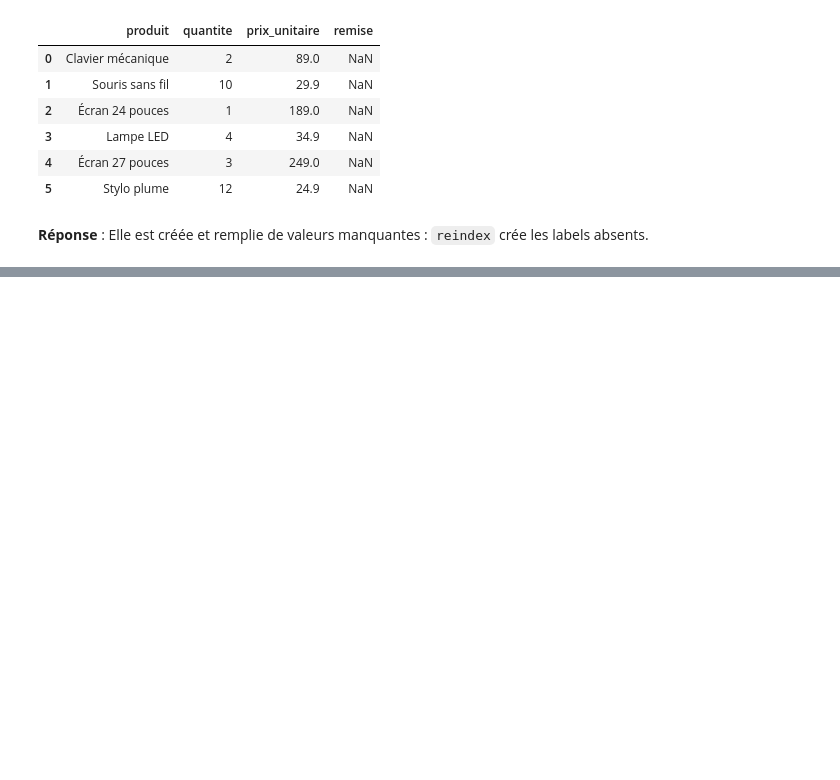
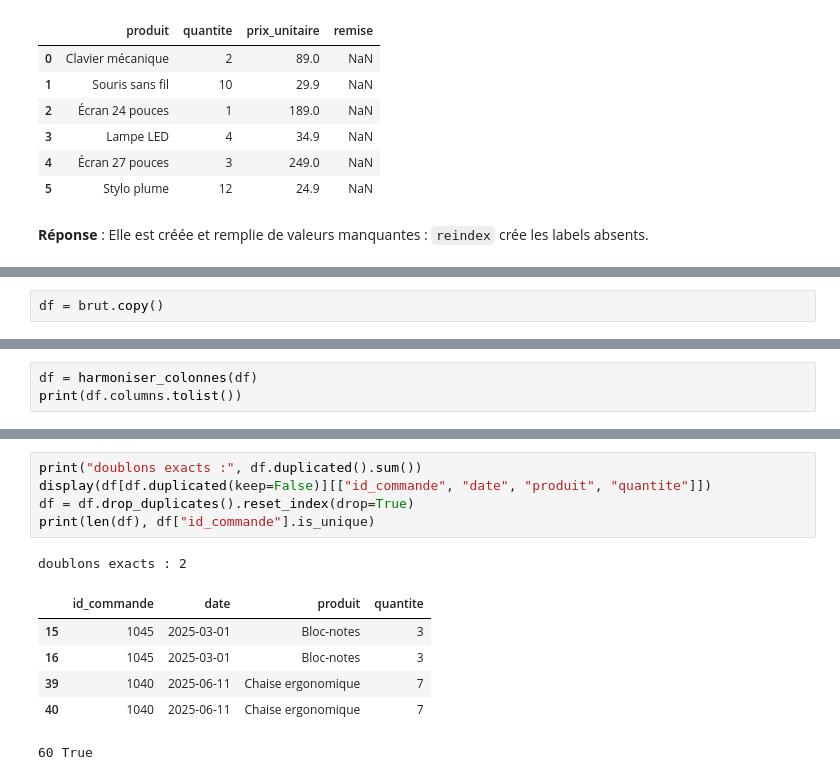
Before and after one commit to ardev2/formation-analyse-donnees-python, a Jupyter notebook: corrections/exercices/tp02-nettoyage/tp02_corrige.ipynb, the cells around one changed output, grey strips where cells are left out. Saved outputs shown, nothing was run; the diff lists cells and outputs as text; blank space fills up the shorter version.

```diff
--- a/corrections/exercices/tp02-nettoyage/tp02_corrige.ipynb
+++ b/corrections/exercices/tp02-nettoyage/tp02_corrige.ipynb
@@ -1091,0 +1098,2 @@ commandes.reindex(columns=["produit", "quantite", "prix_unitaire", "remise"])
+# %%
+df = brut.copy()
@@ -1091,0 +1110,3 @@ commandes.reindex(columns=["produit", "quantite", "prix_unitaire", "remise"])
+# %%
+df = harmoniser_colonnes(df)
+print(df.columns.tolist())
@@ -1091,0 +1137,13 @@ commandes.reindex(columns=["produit", "quantite", "prix_unitaire", "remise"])
+# %%
+print("doublons exacts :", df.duplicated().sum())
+display(df[df.duplicated(keep=False)][["id_commande", "date", "produit", "quantite"]])
+df = df.drop_duplicates().reset_index(drop=True)
+print(len(df), df["id_commande"].is_unique)
+# %% [output]
+doublons exacts : 2
+|  | id_commande | date | produit | quantite |
+| 15 | 1045 | 2025-03-01 | Bloc-notes | 3 |
+| 16 | 1045 | 2025-03-01 | Bloc-notes | 3 |
+| 39 | 1040 | 2025-06-11 | Chaise ergonomique | 7 |
+| 40 | 1040 | 2025-06-11 | Chaise ergonomique | 7 |
+60 True
```
Also changed, not shown: parts of 44 cells of this notebook.
